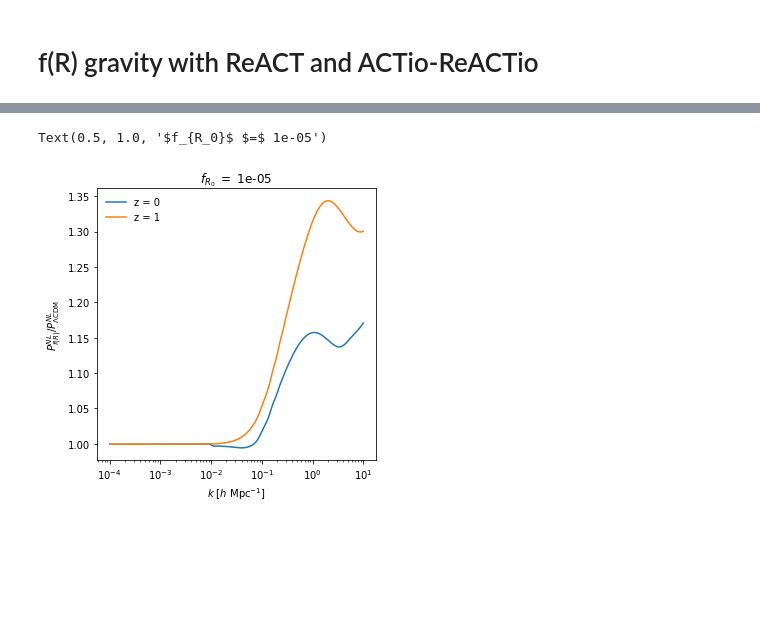
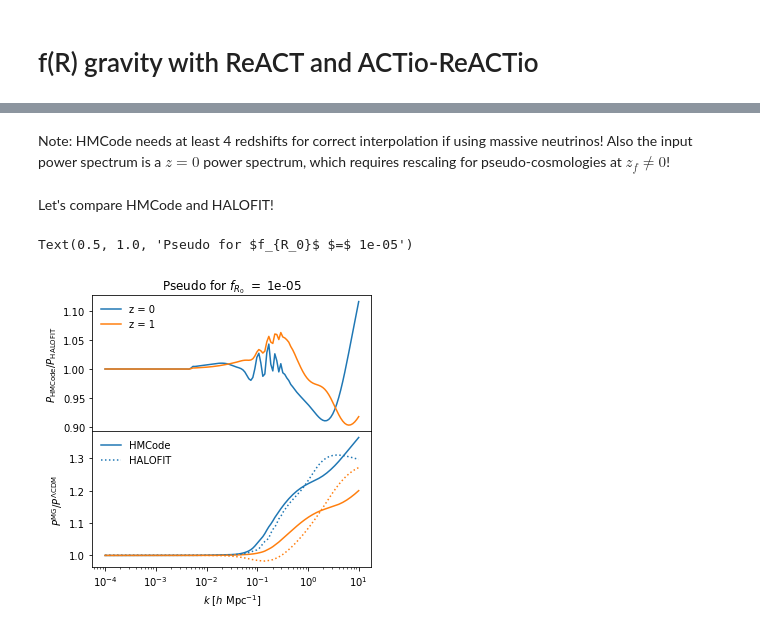
Before and after one commit to nebblu/ACTio-ReACTio, a Jupyter notebook: notebooks/pyreact_demo-fofR.ipynb, the cells around one changed output, grey strips where cells are left out. Drawn from its saved outputs; the diff is of its cells as text; code cells hidden in the pictures; blank space fills up the shorter version.

```diff
--- a/notebooks/pyreact_demo-fofR.ipynb
+++ b/notebooks/pyreact_demo-fofR.ipynb
@@ -21,7 +24,6 @@ A_s = 2.1e-9
 m_nu = 0.0
 w0 = -1.0
 w_a = 0.0
-Omega_m = Omega_c+Omega_b
 
 p = camb.CAMBparams(WantTransfer=True,
                     Want_CMB=False, Want_CMB_lensing=False, DoLensing=False,
@@ -33,7 +35,6 @@ p.set_cosmology(H0=h*100, ombh2=Omega_b*h**2, omch2=Omega_c*h**2, omk=0, mnu=m_n
 p.set_initial_power(camb.initialpower.InitialPowerLaw(As=A_s, ns=n_s))
 p.set_dark_energy(w=w0,wa=w_a)
 
-#print(np.linspace(0.0, 10.0, 64, endpoint=True)[::-1])
 p.set_matter_power(redshifts=np.linspace(0.0, 1.0, 4, endpoint=True)[::-1],
                    kmax=10.0, nonlinear=False)
 
@@ -219,3 +274,5 @@ Hmcode needs pofk_lin at least 4 redshifts for correct interpolation!
+# %% [markdown]
+Note: HMCode needs at least 4 redshifts for correct interpolation if using massive neutrinos! Also the input power spectrum is a $z=0$ power spectrum, which requires rescaling for pseudo-cosmologies at $z_f \neq 0$!
 # %%
 import pyhmcode as hmcode
 # %%
@@ -233,29 +290,55 @@ hmc.m_nu = m_nu
 # Set the halo model in HMcode
 # Options: HMcode2015, HMcode2016, HMcode2020
 hmod = hmcode.Halomodel(hmcode.HMcode2020, verbose=False)
-
 # Power spectrum calculation for f(R)
+# z_f = 0
 hmc.set_linear_power_spectrum(k_lin, np.asarray(z_react), pofk_lin_MG_react)
 Pk_hm_fR = hmcode.calculate_nonlinear_power_spectrum(hmc, hmod, verbose=False)
+
+
+# z_f = 1
+D_LCDM_z1 = 0.4765851677712304
+D_LCDM_z0 = 0.7789813117487887
+
+pofk_lin_MG_react_new = np.zeros(pofk_lin_MG_react.shape)
+for j in [1, 2, 3]:
+    for i in range(len(pofk_lin_MG_react[1])):
+        pofk_lin_MG_react_new[j][i] = pofk_lin_MG_react[j][i]
+for i in range(len(pofk_lin_MG_react[0])):
+    pofk_lin_MG_react_new[0][i] = (D_LCDM_z0/D_LCDM_z1)**2 * pofk_lin_MG_react[-1][i]
+
+
+hmc.set_linear_power_spectrum(k_lin, np.asarray(z_react), pofk_lin_MG_react_new)
+Pk_hm_fR_z1 = hmcode.calculate_nonlinear_power_spectrum(hmc, hmod, verbose=False)
 
 # Power spectrum calculation for GR
 hmc.sig8 = sigma_8
 hmc.set_linear_power_spectrum(k_lin, np.asarray(z_react), pofk_lin_camb)
 Pk_hm_GR = hmcode.calculate_nonlinear_power_spectrum(hmc, hmod, verbose=False)
+# %% [markdown]
+Let's compare HMCode and HALOFIT!
 # %%
-fig, ax = plt.subplots(figsize=(5, 5))
+fig, ax = plt.subplots(2, 1, sharex=True, figsize=(5, 5))
 fig.subplots_adjust(hspace=0)
 
-ax.semilogx(k_lin, Pk_hm_fR[0]*R[0]/Pk_hm_GR[0], label="z = 0")
-ax.semilogx(k_lin, Pk_hm_fR[-1]*R[-1]/Pk_hm_GR[-1], label="z = 1")
 
+ax[0].semilogx(k_lin, Pk_hm_fR[0]/pseudoA[0], label="z = 0")
+ax[0].semilogx(k_lin, Pk_hm_fR_z1[-1]/pseudoA[-1], label="z = 1")
 
-ax.legend(frameon=False)
+ax[1].semilogx(k_lin, Pk_hm_fR[0]/Pk_hm_GR[0], label="HMCode")
+ax[1].semilogx(k_lin, Pk_hm_fR_z1[-1]/Pk_hm_GR[-1])
 
-ax.set_ylabel("$P^{NL}_{f(R)}/P^{NL}_{\Lambda \mathrm{CDM}}$")
-ax.set_xlabel("$k$ [$h$ Mpc$^{-1}$]")
+ax[1].semilogx(k_lin, pseudoA[0]/pseudoGR[0], label="HALOFIT", linestyle="dotted", color="tab:blue")
+ax[1].semilogx(k_lin, pseudoA[-1]/pseudoGR[-1], linestyle="dotted", color="tab:orange")
 
-ax.set_title("$f_{R_0}$"+" $=$ {}".format(fR0))
+ax[0].legend(frameon=False)
+ax[1].legend(frameon=False)
+
+ax[0].set_ylabel("$P_\mathrm{HMCode}/P_\mathrm{HALOFIT}$")
+ax[1].set_ylabel("$P^\mathrm{MG}/P^{\Lambda\mathrm{CDM}}$")
+ax[1].set_xlabel("$k$ [$h$ Mpc$^{-1}$]")
+
+ax[0].set_title("Pseudo for $f_{R_0}$"+" $=$ {}".format(fR0))
 # %% [output]
-Text(0.5, 1.0, '$f_{R_0}$ $=$ 1e-05')
+Text(0.5, 1.0, 'Pseudo for $f_{R_0}$ $=$ 1e-05')
-[figure, old version]
+[figure, new version]
```
Also changed, not shown: parts of 30 cells of this notebook, 1 other file.
